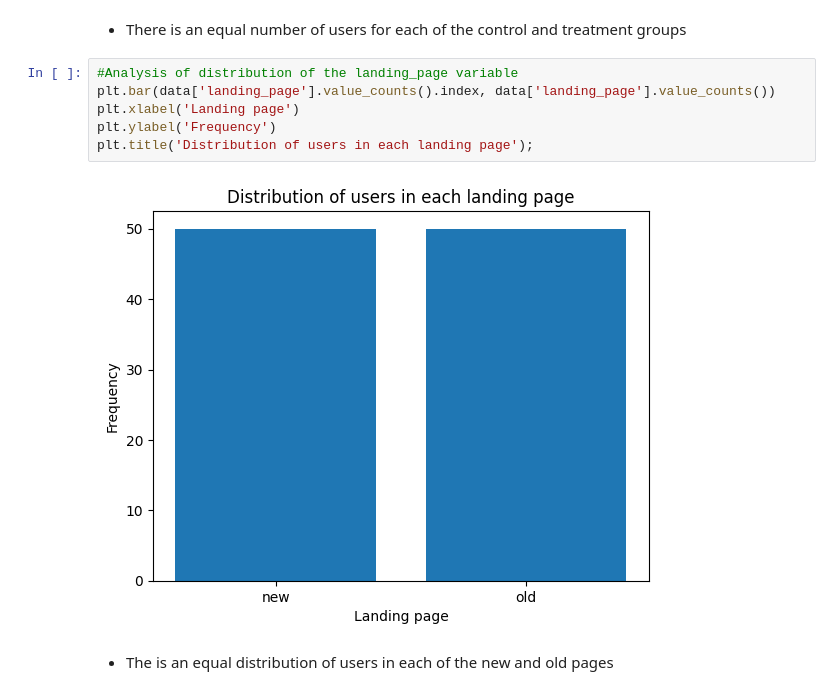
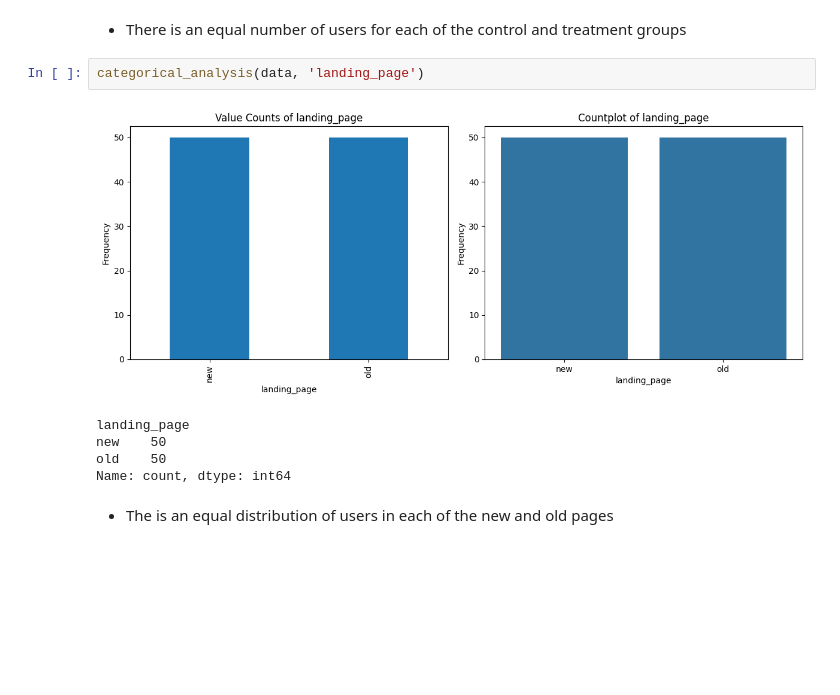
Before and after one commit to akatjizeu/Data-Science, a Jupyter notebook: deakin-bridging/business-stats/ENews_Express_Learner_Notebook_Full_Code.ipynb, the cells around one changed output. Cells and saved outputs as stored; diff of their text form; blank space fills up the shorter version.

```diff
--- a/deakin-bridging/business-stats/ENews_Express_Learner_Notebook_Full_Code.ipynb
+++ b/deakin-bridging/business-stats/ENews_Express_Learner_Notebook_Full_Code.ipynb
@@ -216,12 +264,12 @@ plt.title('Distribution of users in each group');
 # %% [markdown]
 * There is an equal number of users for each of the control and treatment groups
-# %%
-#Analysis of distribution of the landing_page variable
-plt.bar(data['landing_page'].value_counts().index, data['landing_page'].value_counts())
-plt.xlabel('Landing page')
-plt.ylabel('Frequency')
-plt.title('Distribution of users in each landing page');
-# %% [output]
-[figure, removed]
+# %%
+categorical_analysis(data, 'landing_page')
+# %% [output]
+[figure, added]
+landing_page
+new    50
+old    50
+Name: count, dtype: int64
 # %% [markdown]
 * The is an equal distribution of users in each of the new and old pages
```
Also changed, not shown: parts of 27 cells of this notebook.
